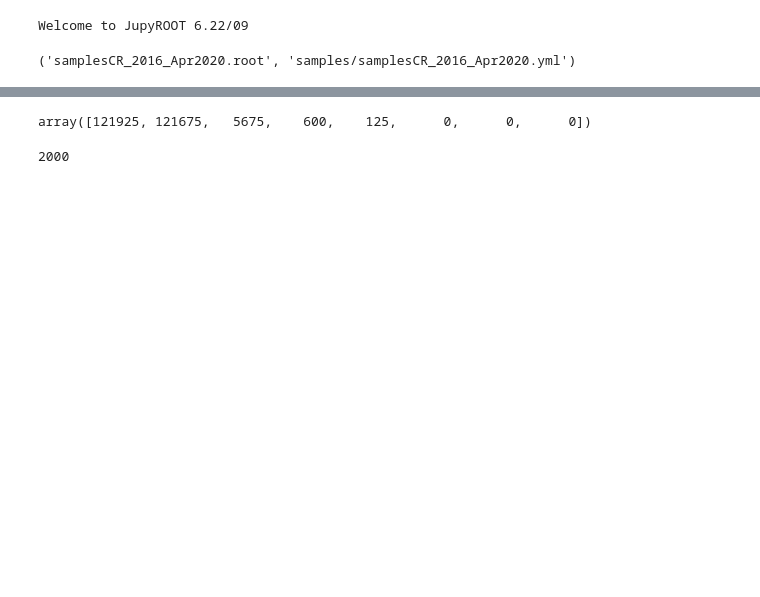
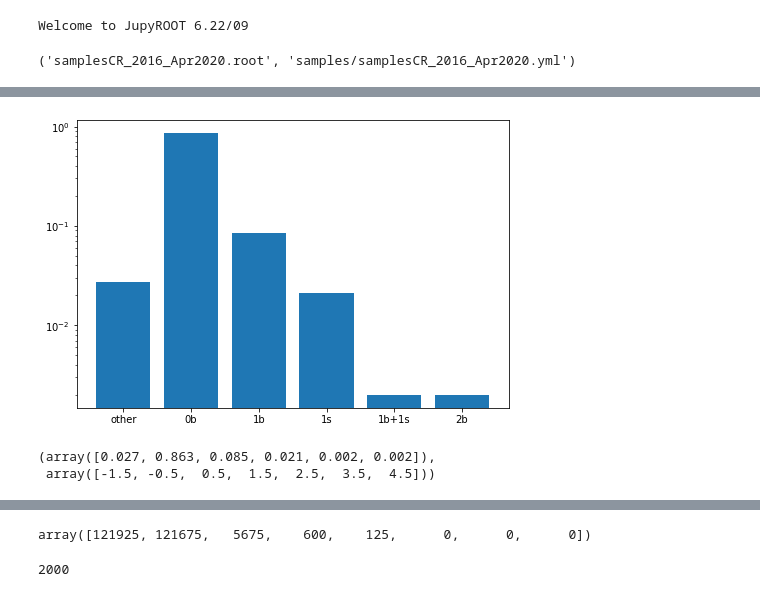
Before and after one commit to rymuelle/bff_plotting_code_v3, a Jupyter notebook: 0_gen_matching_to_sr.ipynb, the cells around one changed output, grey strips where cells are left out. Drawn from its saved outputs; the diff is of its cells as text; code cells hidden in the pictures; blank space fills up the shorter version.

```diff
--- a/0_gen_matching_to_sr.ipynb
+++ b/0_gen_matching_to_sr.ipynb
@@ -176,0 +378,17 @@ sum([   0,   93, 3295, 2767, 3563, 1540,  492,  120]), hist[0]*int(len(events)/n
+# %%
+hist  = np.histogram(jet_df.multiplicity, bins=np.linspace(-1.5, 4.5, 7), density=True)
+
+fig = plt.figure()
+ax = fig.add_axes([0,0,1,1])
+langs = ['C', 'C++', 'Java', 'Python', 'PHP']
+students = [23,17,35,29,12]
+ax.bar(['other', '0b', '1b', '1s', '1b+1s', '2b'], hist[0])
+
+plt.yscale('log')
+# %% [output]
+[figure, added]
+# %%
+hist
+# %% [output]
+(array([0.027, 0.863, 0.085, 0.021, 0.002, 0.002]),
+ array([-1.5, -0.5,  0.5,  1.5,  2.5,  3.5,  4.5]))
```
Also changed, not shown: parts of 29 cells of this notebook, 2 other files.
